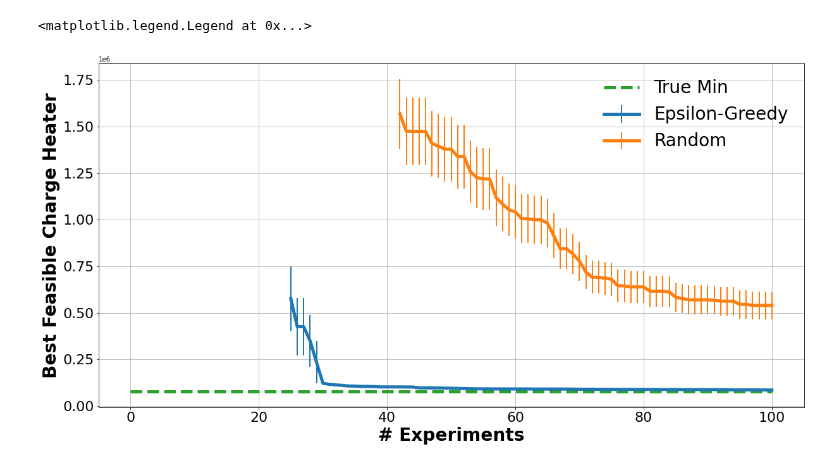
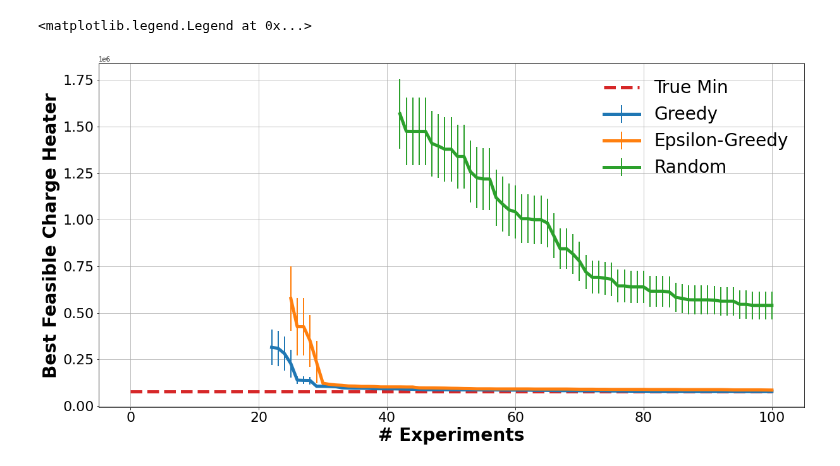
Before and after one commit to KISRDevelopment/iso-exploration, a Jupyter notebook: plot_traces.ipynb, the cells around one changed output. Drawn from its saved outputs; the diff is of its cells as text; code cells hidden in the pictures.

Commit message:
add greedy trace

```diff
--- a/plot_traces.ipynb
+++ b/plot_traces.ipynb
@@ -9,33 +9,33 @@ df = df[df['r1_charge_heater'] >= 0]
 min_ron = 83
 min_yield = 98
 valid_comb_ix =(df['process_ron'] >= min_ron) & (df['process_yield'] >= min_yield)
-paths = [("Epsilon-Greedy", "traces/eg.csv"), ("Random", "traces/random.csv")]
+paths = [("Greedy", "traces/greedy.csv"), ("Epsilon-Greedy", "traces/eg.csv"), ("Random", "traces/random.csv")]
 
 f, ax = plt.subplots(1, 1, figsize=(20, 10))
 for name,p in paths:
     tdf = np.array(pd.read_csv(p).set_index("Unnamed: 0"))
 
     trace_chs = []
     for r in tdf:
         sdf = df.iloc[r]
         fix = (sdf['process_ron'] >= min_ron) & (sdf['process_yield'] >= min_yield)
         chs = np.array(sdf['r1_charge_heater'])
         chs[~fix] = np.inf
         trace_chs.append(np.minimum.accumulate(chs))
     mean_trace = np.mean(trace_chs, axis=0)
     stderr_trace = np.std(trace_chs, axis=0, ddof=1) / np.sqrt(len(trace_chs))
 
     ax.errorbar(np.arange(mean_trace.shape[0]), mean_trace, yerr=stderr_trace, linewidth=5, label=name, marker='o', markersize=2, elinewidth=2)
     #ax.plot(, )
 
 ax.plot(np.arange(mean_trace.shape[0]), np.ones(mean_trace.shape[0]) *
         np.min(df[valid_comb_ix]['r1_charge_heater']), linewidth=5, linestyle='--', label='True Min')
 ax.tick_params(axis='x', labelsize=22)
 ax.tick_params(axis='y', labelsize=22)
 ax.set_xlabel('# Experiments', fontsize=28, fontweight='bold')
 ax.set_ylabel('Best Feasible Charge Heater', fontsize=28, fontweight='bold')
 ax.grid(True)
 ax.legend(fontsize=28, frameon=False)
 # %% [output]
 <matplotlib.legend.Legend at 0x...>
-[figure, old version]
+[figure, new version]
```
Also changed, not shown: 4 other files.
